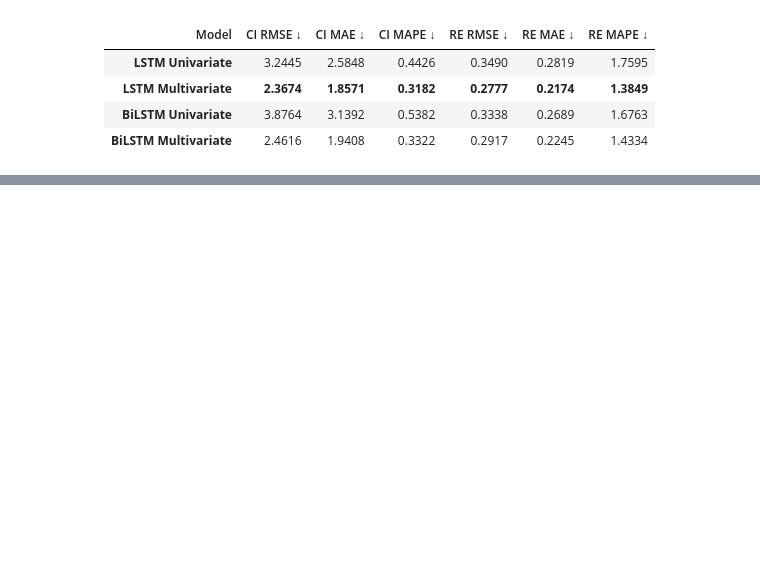
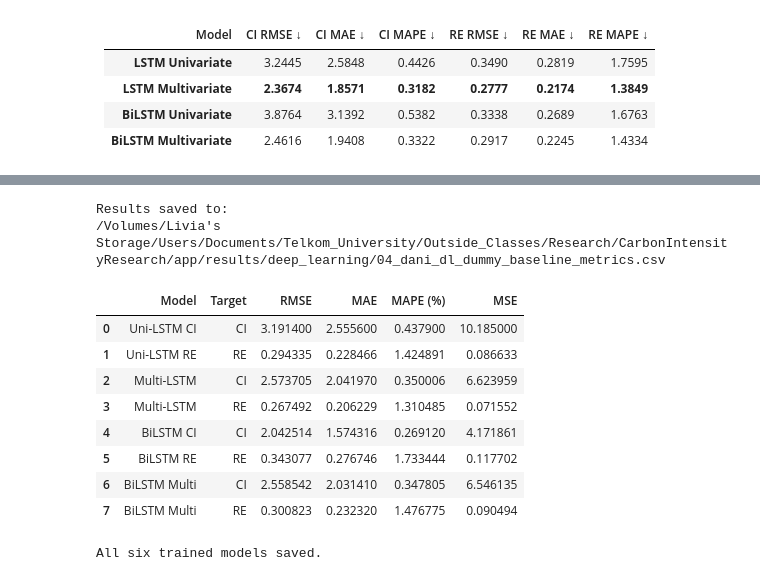
Before and after one commit to JustDannn/CarbonIntensityResearch, a Jupyter notebook: notebooks/04_dani_dl_dummy_baseline.ipynb, the cells around one changed output, grey strips where cells are left out. Drawn from its saved outputs; the diff is of its cells as text; code cells hidden in the pictures; blank space fills up the shorter version.

```diff
--- a/notebooks/04_dani_dl_dummy_baseline.ipynb
+++ b/notebooks/04_dani_dl_dummy_baseline.ipynb
@@ -1554,0 +1711,67 @@ MSE: 0.0851
+# %%
+# Save evaluation results
+results_dir = (
+    project_root
+    / "results"
+    / "deep_learning"
+)
+
+results_dir.mkdir(
+    parents=True,
+    exist_ok=True
+)
+
+results = [
+    {"Model": "Uni-LSTM CI", "Target": "CI", "RMSE": score_ci_lstm["RMSE"], "MAE": score_ci_lstm["MAE"], "MAPE (%)": score_ci_lstm["MAPE (%)"], "MSE": score_ci_lstm["MSE"]},
+    {"Model": "Uni-LSTM RE", "Target": "RE", "RMSE": rmse_re, "MAE": mae_re, "MAPE (%)": mape_re, "MSE": mse_re},
+    {"Model": "Multi-LSTM", "Target": "CI", "RMSE": metrics_multi_ci["RMSE"], "MAE": metrics_multi_ci["MAE"], "MAPE (%)": metrics_multi_ci["MAPE (%)"], "MSE": metrics_multi_ci["MSE"]},
+    {"Model": "Multi-LSTM", "Target": "RE", "RMSE": metrics_multi_re["RMSE"], "MAE": metrics_multi_re["MAE"], "MAPE (%)": metrics_multi_re["MAPE (%)"], "MSE": metrics_multi_re["MSE"]},
+    {"Model": "BiLSTM CI", "Target": "CI", "RMSE": rmse_bilstm_ci, "MAE": mae_bilstm_ci, "MAPE (%)": mape_bilstm_ci, "MSE": mse_bilstm_ci},
+    {"Model": "BiLSTM RE", "Target": "RE", "RMSE": rmse_bilstm_re, "MAE": mae_bilstm_re, "MAPE (%)": mape_bilstm_re, "MSE": mse_bilstm_re},
+    {"Model": "BiLSTM Multi", "Target": "CI", "RMSE": rmse_ci, "MAE": mae_ci, "MAPE (%)": mape_ci, "MSE": mse_ci},
+    {"Model": "BiLSTM Multi", "Target": "RE", "RMSE": rmse_re_bilstm_multi, "MAE": mae_re_bilstm_multi, "MAPE (%)": mape_re_bilstm_multi, "MSE": mse_re_bilstm_multi},
+]
+
+results_df = pd.DataFrame(results)
+
+results_path = results_dir / "04_dani_dl_dummy_baseline_metrics.csv"
+results_df.to_csv(results_path, index=False)
+
+print("Results saved to:")
+print(results_path)
+display(results_df)
+# %% [output]
+Results saved to:
+/Volumes/Livia's Storage/Users/Documents/Telkom_University/Outside_Classes/Research/CarbonIntensityResearch/app/results/deep_learning/04_dani_dl_dummy_baseline_metrics.csv
+|  | Model | Target | RMSE | MAE | MAPE (%) | MSE |
+| 0 | Uni-LSTM CI | CI | 3.191400 | 2.555600 | 0.437900 | 10.185000 |
+| 1 | Uni-LSTM RE | RE | 0.294335 | 0.228466 | 1.424891 | 0.086633 |
+| 2 | Multi-LSTM | CI | 2.573705 | 2.041970 | 0.350006 | 6.623959 |
+| 3 | Multi-LSTM | RE | 0.267492 | 0.206229 | 1.310485 | 0.071552 |
+| 4 | BiLSTM CI | CI | 2.042514 | 1.574316 | 0.269120 | 4.171861 |
+| 5 | BiLSTM RE | RE | 0.343077 | 0.276746 | 1.733444 | 0.117702 |
+| 6 | BiLSTM Multi | CI | 2.558542 | 2.031410 | 0.347805 | 6.546135 |
+| 7 | BiLSTM Multi | RE | 0.300823 | 0.232320 | 1.476775 | 0.090494 |
+# %%
+# Save trained models
+models_dir = (
+    project_root
+    / "models"
+    / "deep_learning"
+)
+
+models_dir.mkdir(
+    parents=True,
+    exist_ok=True
+)
+
+model_lstm_ci.save(models_dir / "04_lstm_ci_dummy.keras")
+model_lstm_re.save(models_dir / "04_lstm_re_dummy.keras")
+model_lstm_multi.save(models_dir / "04_lstm_multi_dummy.keras")
+model_bilstm_ci.save(models_dir / "04_bilstm_ci_dummy.keras")
+model_bilstm_re.save(models_dir / "04_bilstm_re_dummy.keras")
+model_bilstm_multi.save(models_dir / "04_bilstm_multi_dummy.keras")
+
+print("All six trained models saved.")
+# %% [output]
+All six trained models saved.
```
Also changed, not shown: parts of 23 cells of this notebook, 1 other file.
